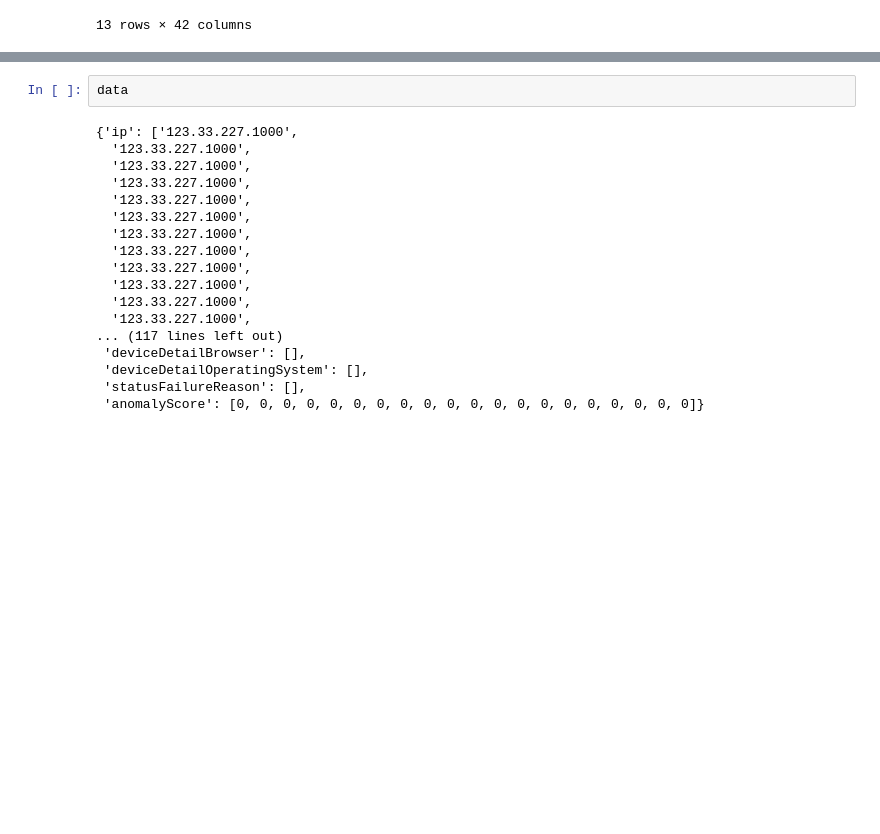
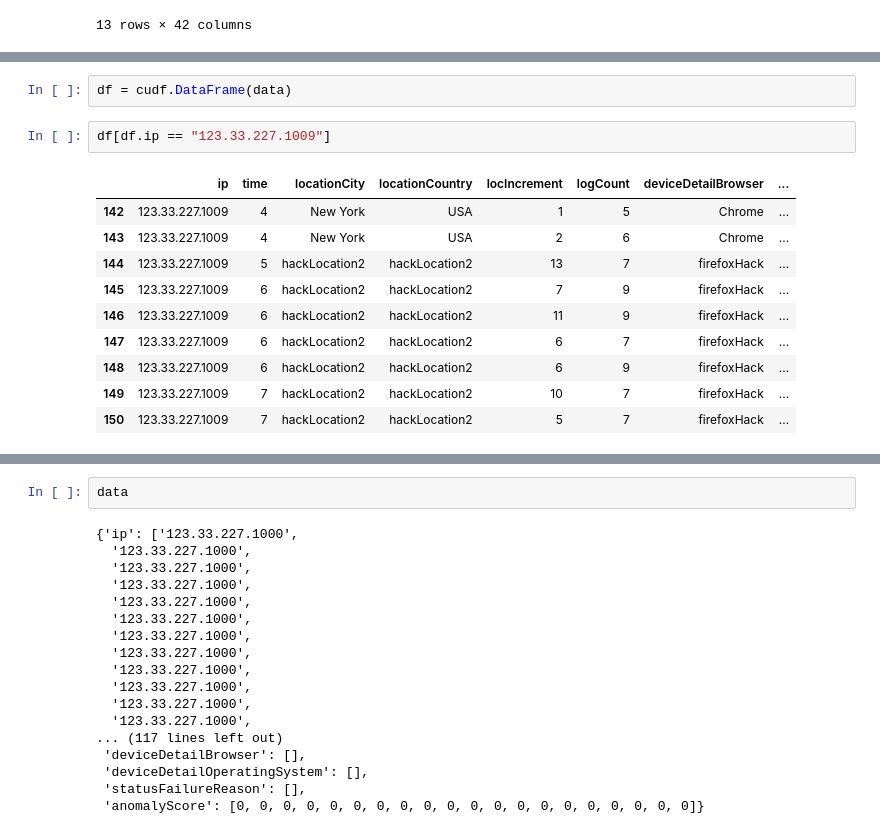
Before and after one commit to AjayThorve/morpheus-fingerprint-viz, a Jupyter notebook: test.ipynb, the cells around one changed output, grey strips where cells are left out. Cells and saved outputs as stored; diff of their text form; blank space fills up the shorter version.

```diff
--- a/test.ipynb
+++ b/test.ipynb
@@ -133,0 +267,15 @@ cudf.DataFrame(data).to_parquet('./public/data/test.parquet')
+# %%
+df = cudf.DataFrame(data)
+# %%
+df[df.ip == "123.33.227.1009"]
+# %% [output]
+|  | ip | time | locationCity | locationCountry | locIncrement | logCount | deviceDetailBrowser | ... |
+| 142 | 123.33.227.1009 | 4 | New York | USA | 1 | 5 | Chrome | ... |
+| 143 | 123.33.227.1009 | 4 | New York | USA | 2 | 6 | Chrome | ... |
+| 144 | 123.33.227.1009 | 5 | hackLocation2 | hackLocation2 | 13 | 7 | firefoxHack | ... |
+| 145 | 123.33.227.1009 | 6 | hackLocation2 | hackLocation2 | 7 | 9 | firefoxHack | ... |
+| 146 | 123.33.227.1009 | 6 | hackLocation2 | hackLocation2 | 11 | 9 | firefoxHack | ... |
+| 147 | 123.33.227.1009 | 6 | hackLocation2 | hackLocation2 | 6 | 7 | firefoxHack | ... |
+| 148 | 123.33.227.1009 | 6 | hackLocation2 | hackLocation2 | 6 | 9 | firefoxHack | ... |
+| 149 | 123.33.227.1009 | 7 | hackLocation2 | hackLocation2 | 10 | 7 | firefoxHack | ... |
+| 150 | 123.33.227.1009 | 7 | hackLocation2 | hackLocation2 | 5 | 7 | firefoxHack | ... |
```
Also changed, not shown: parts of 6 cells of this notebook, 3 other files.
